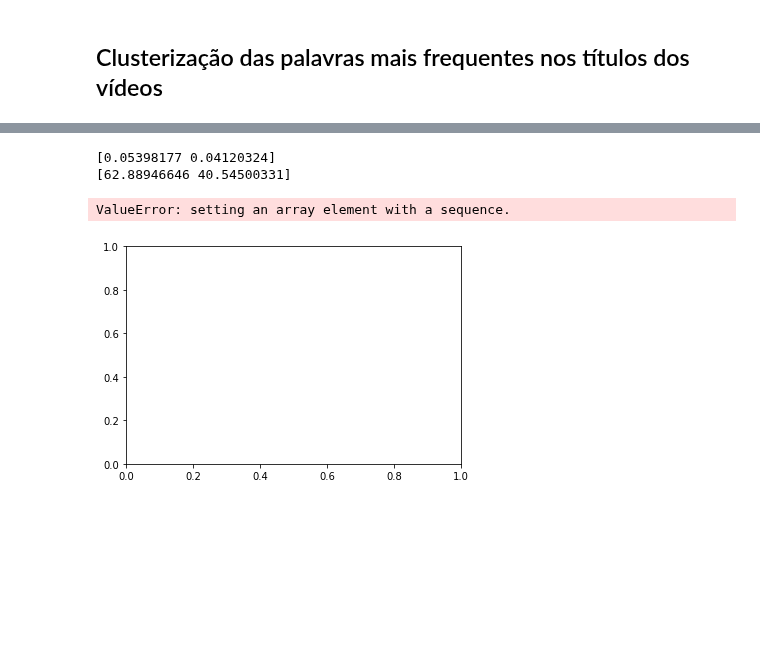
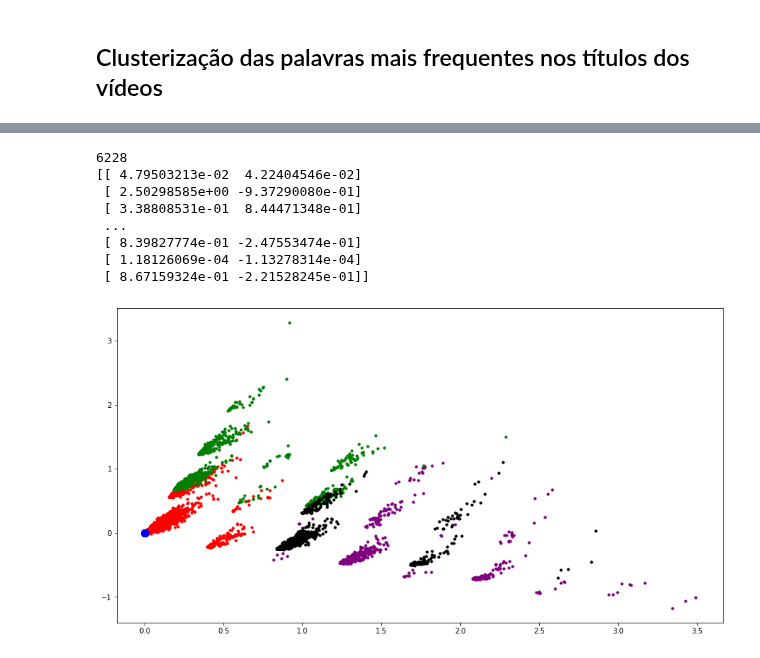
Before and after one commit to LuisHenriqueAL/Projeto_ICD, a Jupyter notebook: main.ipynb, the cells around one changed output, grey strips where cells are left out. Saved outputs shown, nothing was run; the diff lists cells and outputs as text; code cells hidden in the pictures; blank space fills up the shorter version.

```diff
--- a/main.ipynb
+++ b/main.ipynb
@@ -447,0 +462,7 @@ print(X2.toarray())
+# %%
+distortions = []
+K = range(1, 20)
+for k in K:
+    kmeansModel = KMeans(n_clusters=k)
+    kmeansModel.fit(X2)
+    distortions.append(kmeansModel.inertia_)
@@ -450,35 +480,39 @@ from sklearn.decomposition import TruncatedSVD
 
 svd = TruncatedSVD(n_components=2)
 svd.fit(X2)
-print(svd.explained_variance_ratio_)
-print(svd.singular_values_)
+redut = svd.transform(X2)
+print(len(X2.toarray()[0]))
+print(redut)
 # %% [output]
-[0.05398177 0.04120324]
-[62.88946646 40.54500331]
+6228
+[[ 4.79503213e-02  4.22404546e-02]
+ [ 2.50298585e+00 -9.37290080e-01]
+ [ 3.38808531e-01  8.44471348e-01]
+ ...
+ [ 8.39827774e-01 -2.47553474e-01]
+ [ 1.18126069e-04 -1.13278314e-04]
+ [ 8.67159324e-01 -2.21528245e-01]]
 # %%
 kmeans = KMeans(n_clusters = 4,                 # Set amount of clusters
                 init = 'k-means++',             # Initialization method for kmeans
                 max_iter = 100,                 # MaX2imum number of iterations
                 n_init = 10,                    # Choose how often algorithm will run with different centroid
                 random_state = 1)               # Choose random state for reproducibility
 
 pred_y = kmeans.fit_predict(X2)
 
-plt.scatter(X2[pred_y==0, 0], X2[pred_y==0, 1], s=10, c='red', label ='Cluster 1')
-plt.scatter(X2[pred_y==1, 0], X2[pred_y==1, 1], s=10, c='purple', label ='Cluster 2')
-plt.scatter(X2[pred_y==2, 0], X2[pred_y==2, 1], s=10, c='green', label ='Cluster 3')
-plt.scatter(X2[pred_y==3, 0], X2[pred_y==3, 1], s=10, c='black', label ='Cluster 4')
+plt.scatter(redut[pred_y==0, 0], redut[pred_y==0, 1], s=10, c='red', label ='Cluster 1')
+plt.scatter(redut[pred_y==1, 0], redut[pred_y==1, 1], s=10, c='purple', label ='Cluster 2')
+plt.scatter(redut[pred_y==2, 0], redut[pred_y==2, 1], s=10, c='green', label ='Cluster 3')
+plt.scatter(redut[pred_y==3, 0], redut[pred_y==3, 1], s=10, c='black', label ='Cluster 4')
 
 
 # Plot the clusters
 plt.scatter(kmeans.cluster_centers_[:, 0],
             kmeans.cluster_centers_[:, 1],
             s=100,                             # Set centroid size
             c='blue')                           # Set centroid color
 
-plt.X2label('Standard deviation')
-plt.ylabel('Mean RSSI')
 plt.show()
 # %% [output]
-ValueError: setting an array element with a sequence.
-[figure, old version]
+[figure, new version]
```
Also changed, not shown: parts of 22 cells of this notebook.
